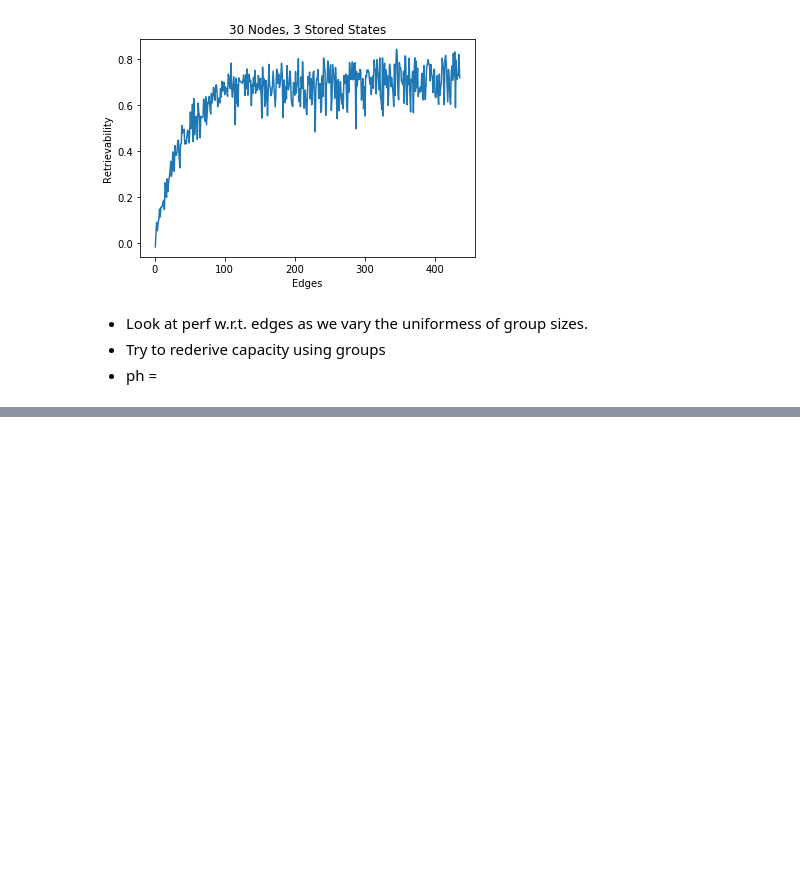
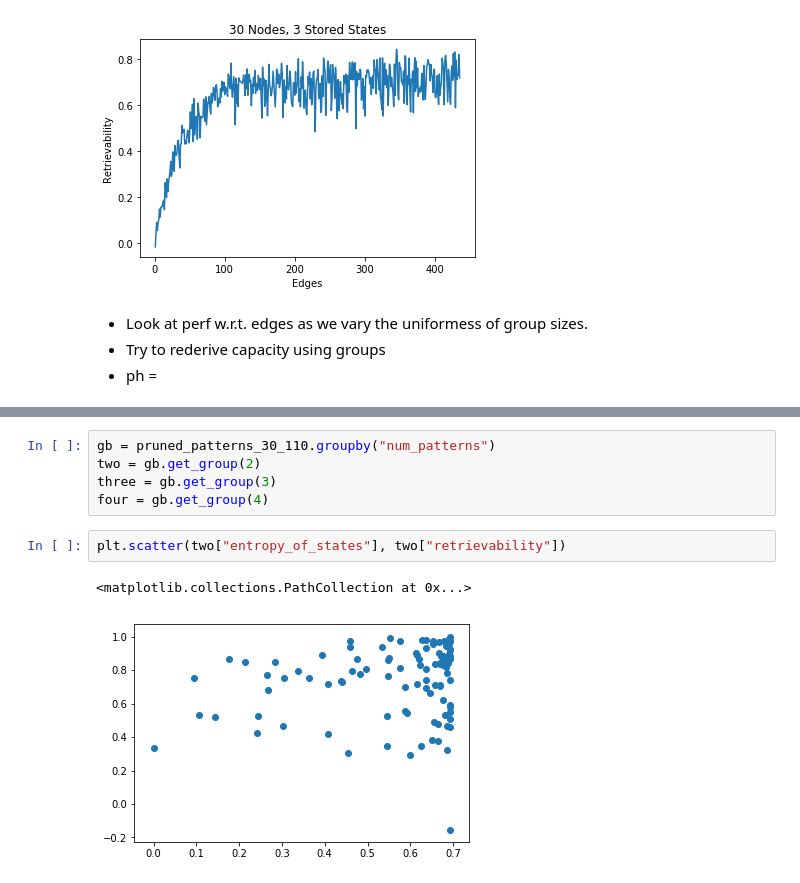
Before and after one commit to amoghaddassi/SFI-Networks, a Jupyter notebook: code/data/analysis.ipynb, the cells around one changed output, grey strips where cells are left out. Cells and saved outputs as stored; diff of their text form; blank space fills up the shorter version.

```diff
--- a/code/data/analysis.ipynb
+++ b/code/data/analysis.ipynb
@@ -437,0 +456,10 @@ plt.title("30 Nodes, 3 Stored States");
+# %%
+gb = pruned_patterns_30_110.groupby("num_patterns")
+two = gb.get_group(2)
+three = gb.get_group(3)
+four = gb.get_group(4)
+# %%
+plt.scatter(two["entropy_of_states"], two["retrievability"])
+# %% [output]
+<matplotlib.collections.PathCollection at 0x...>
+[figure, added]
```
Also changed, not shown: parts of 5 cells of this notebook, 12 other files.
